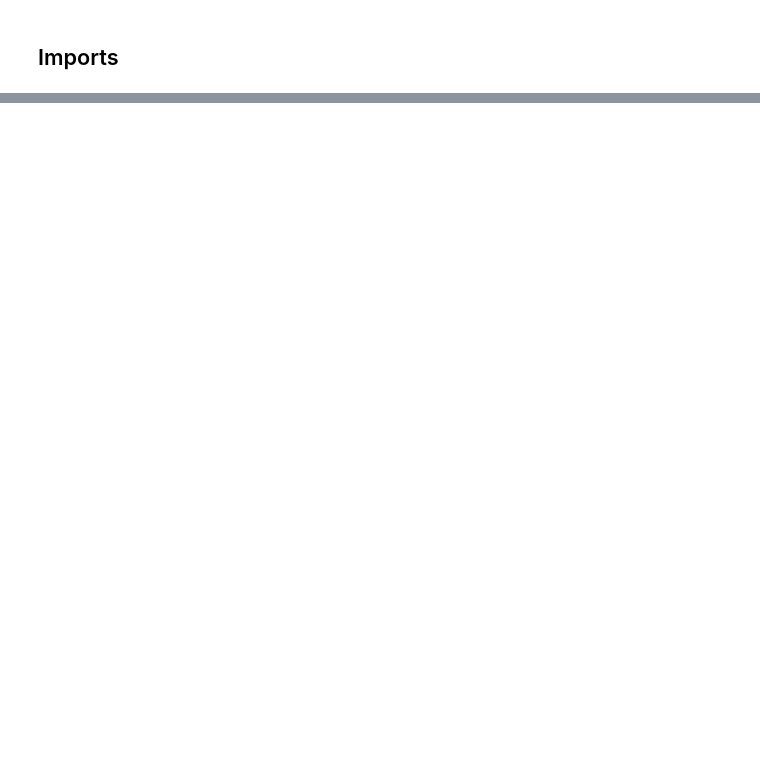
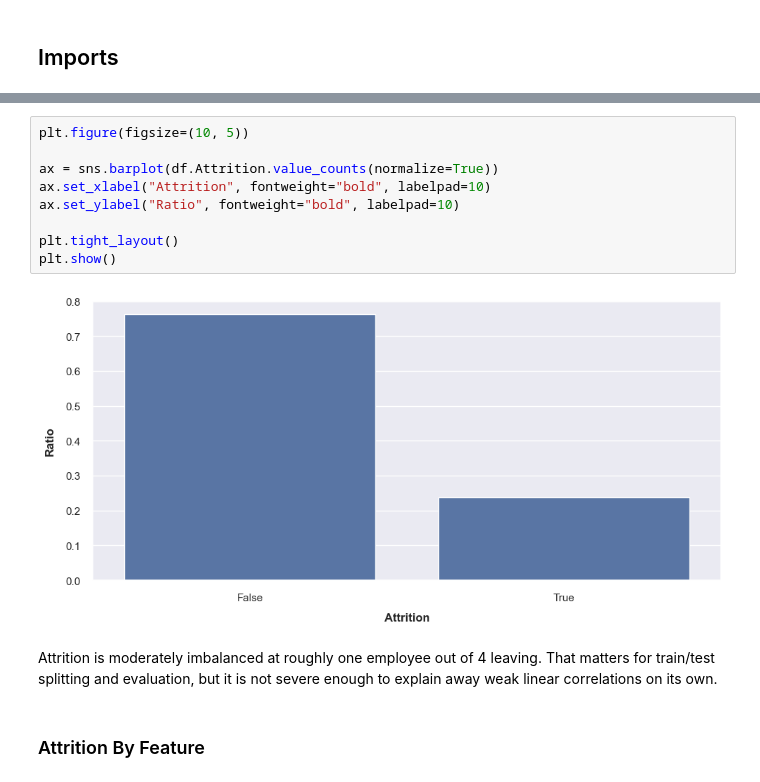
Before and after one commit to richim96/hr-hub, a Jupyter notebook: notebooks/employee_attrition/attrition_eda.ipynb, the cells around one changed output, grey strips where cells are left out. Saved outputs shown, nothing was run; the diff lists cells and outputs as text; blank space fills up the shorter version.

```diff
--- a/notebooks/employee_attrition/attrition_eda.ipynb
+++ b/notebooks/employee_attrition/attrition_eda.ipynb
@@ -47,0 +123,15 @@ df.head()
+# %%
+plt.figure(figsize=(10, 5))
+
+ax = sns.barplot(df.Attrition.value_counts(normalize=True))
+ax.set_xlabel("Attrition", fontweight="bold", labelpad=10)
+ax.set_ylabel("Ratio", fontweight="bold", labelpad=10)
+
+plt.tight_layout()
+plt.show()
+# %% [output]
+[figure, added]
+# %% [markdown]
+Attrition is moderately imbalanced at roughly one employee out of 4 leaving. That matters for train/test splitting and evaluation, but it is not severe enough to explain away weak linear correlations on its own.
+# %% [markdown]
+### Attrition By Feature
```
Also changed, not shown: parts of 37 cells of this notebook, 7 other files.
